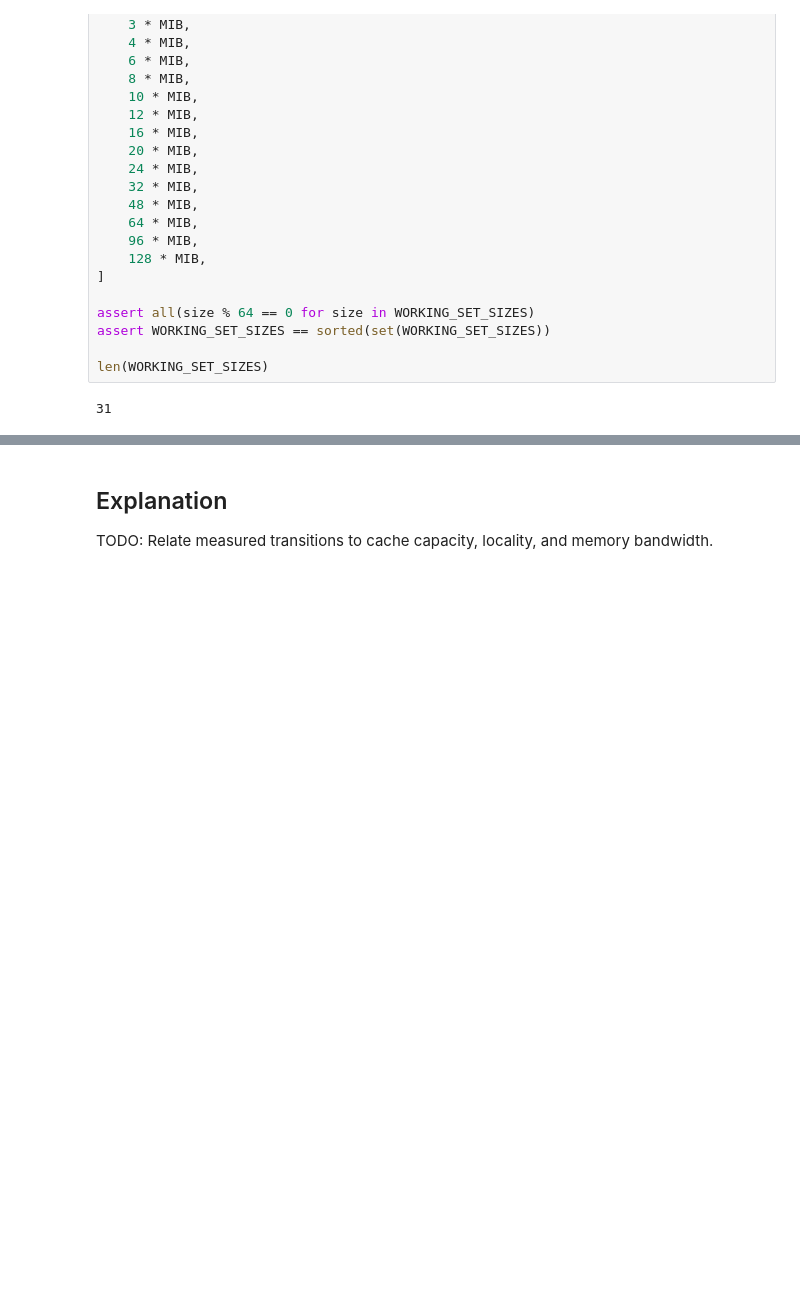
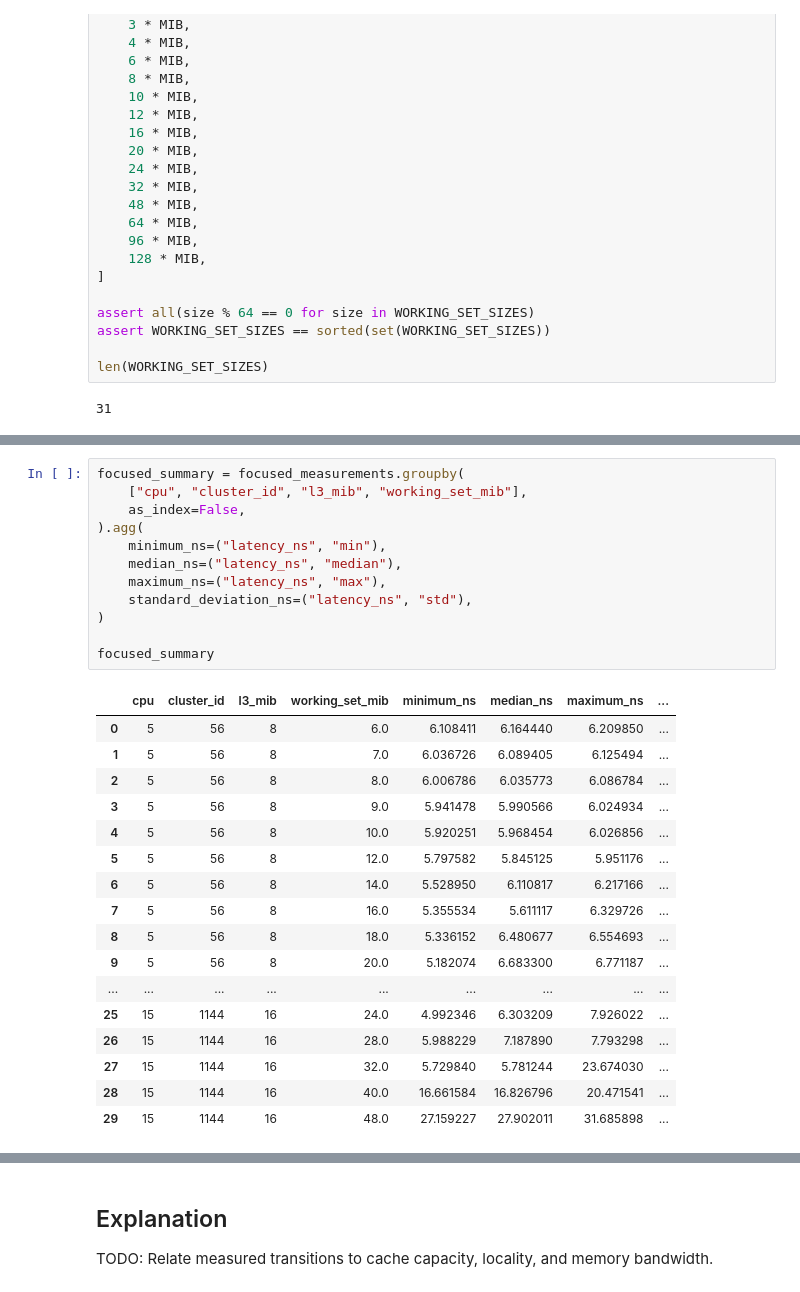
Before and after one commit to coert/dgx-spark-lab, a Jupyter notebook: experiments/00-foundations/02-memory-hierarchy.ipynb, the cells around one changed output, grey strips where cells are left out. Cells and saved outputs as stored; diff of their text form; blank space fills up the shorter version.

```diff
--- a/experiments/00-foundations/02-memory-hierarchy.ipynb
+++ b/experiments/00-foundations/02-memory-hierarchy.ipynb
@@ -702,0 +752,30 @@ cluster_comparison.query("8 <= working_set_mib <= 20")
+# %%
+focused_summary = focused_measurements.groupby(
+    ["cpu", "cluster_id", "l3_mib", "working_set_mib"],
+    as_index=False,
+).agg(
+    minimum_ns=("latency_ns", "min"),
+    median_ns=("latency_ns", "median"),
+    maximum_ns=("latency_ns", "max"),
+    standard_deviation_ns=("latency_ns", "std"),
+)
+
+focused_summary
+# %% [output]
+|  | cpu | cluster_id | l3_mib | working_set_mib | minimum_ns | median_ns | maximum_ns | ... |
+| 0 | 5 | 56 | 8 | 6.0 | 6.108411 | 6.164440 | 6.209850 | ... |
+| 1 | 5 | 56 | 8 | 7.0 | 6.036726 | 6.089405 | 6.125494 | ... |
+| 2 | 5 | 56 | 8 | 8.0 | 6.006786 | 6.035773 | 6.086784 | ... |
+| 3 | 5 | 56 | 8 | 9.0 | 5.941478 | 5.990566 | 6.024934 | ... |
+| 4 | 5 | 56 | 8 | 10.0 | 5.920251 | 5.968454 | 6.026856 | ... |
+| 5 | 5 | 56 | 8 | 12.0 | 5.797582 | 5.845125 | 5.951176 | ... |
+| 6 | 5 | 56 | 8 | 14.0 | 5.528950 | 6.110817 | 6.217166 | ... |
+| 7 | 5 | 56 | 8 | 16.0 | 5.355534 | 5.611117 | 6.329726 | ... |
+| 8 | 5 | 56 | 8 | 18.0 | 5.336152 | 6.480677 | 6.554693 | ... |
+| 9 | 5 | 56 | 8 | 20.0 | 5.182074 | 6.683300 | 6.771187 | ... |
+| ... | ... | ... | ... | ... | ... | ... | ... | ... |
+| 25 | 15 | 1144 | 16 | 24.0 | 4.992346 | 6.303209 | 7.926022 | ... |
+| 26 | 15 | 1144 | 16 | 28.0 | 5.988229 | 7.187890 | 7.793298 | ... |
+| 27 | 15 | 1144 | 16 | 32.0 | 5.729840 | 5.781244 | 23.674030 | ... |
+| 28 | 15 | 1144 | 16 | 40.0 | 16.661584 | 16.826796 | 20.471541 | ... |
+| 29 | 15 | 1144 | 16 | 48.0 | 27.159227 | 27.902011 | 31.685898 | ... |
```
Also changed, not shown: parts of 10 cells of this notebook.
